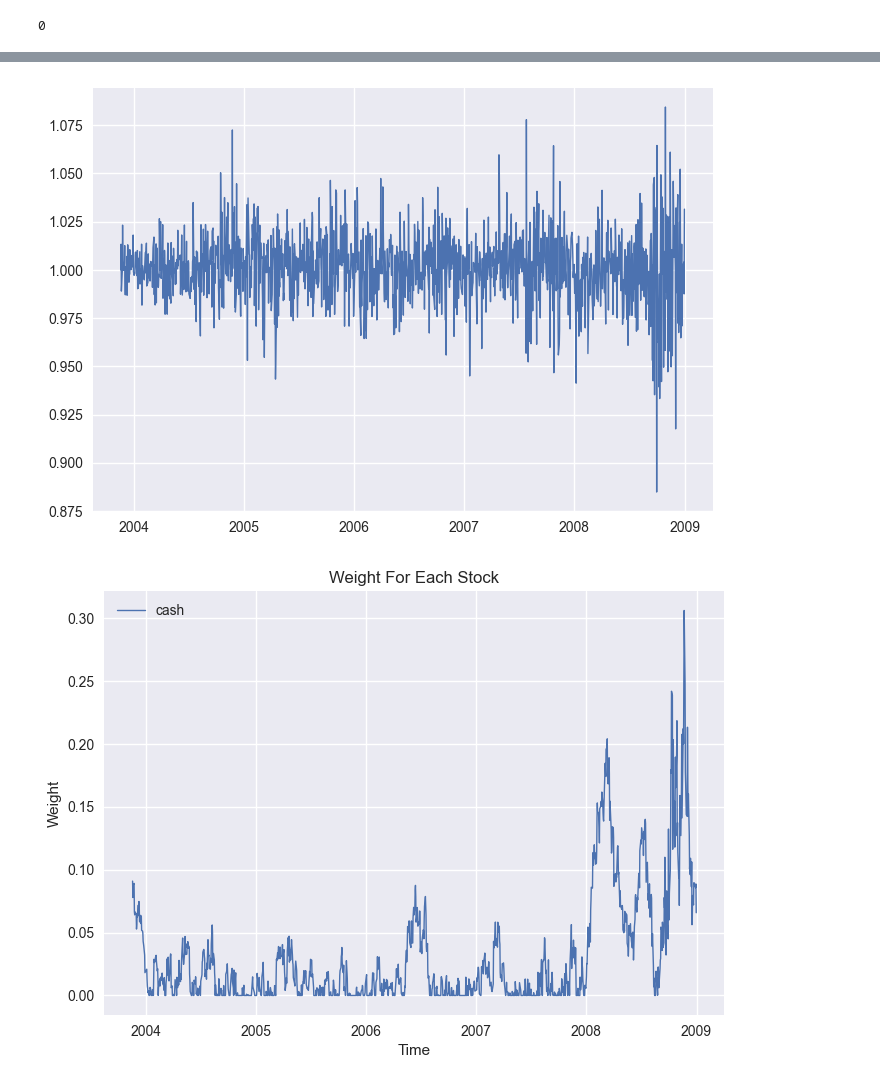
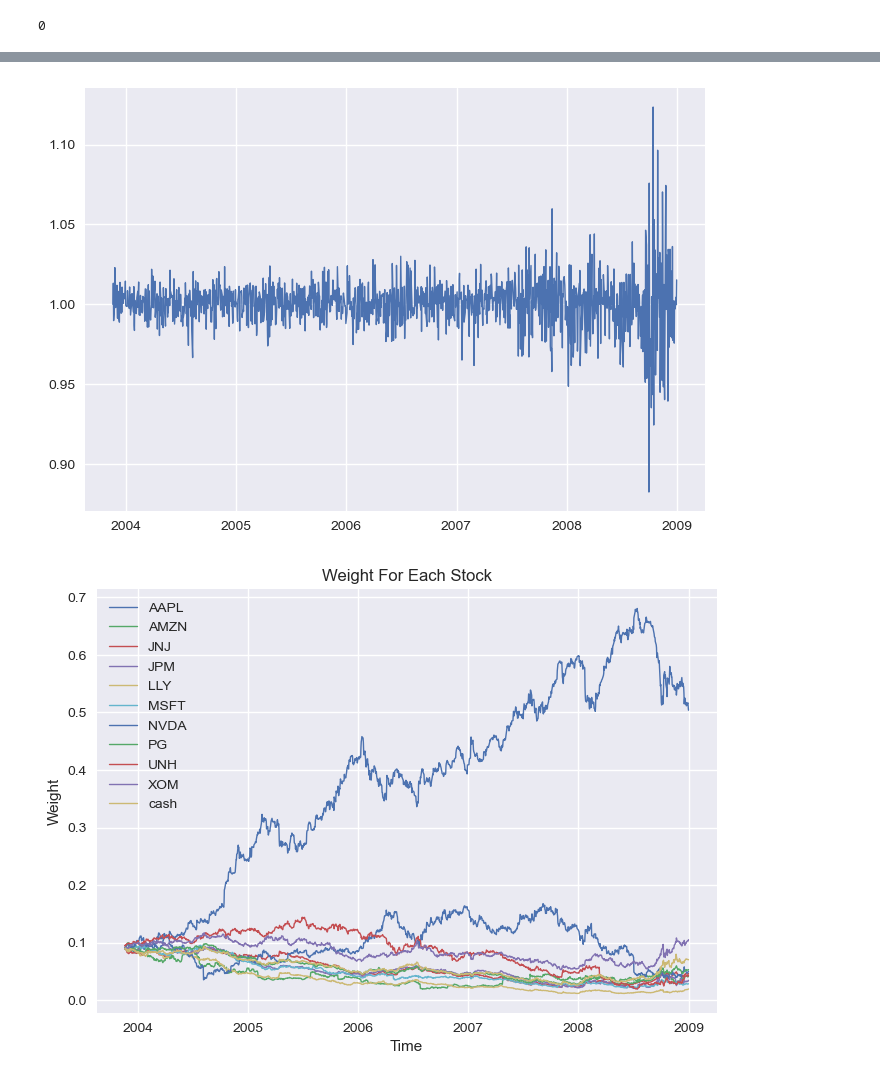
Before and after one commit to Terry-Xu-666/4530_projrct, a Jupyter notebook: OGD.ipynb, the cells around one changed output, grey strips where cells are left out. Cells and saved outputs as stored; diff of their text form; code cells hidden in the pictures.

```diff
--- a/OGD.ipynb
+++ b/OGD.ipynb
@@ -8,7 +8,7 @@ import seaborn as sns
 plt.style.use('seaborn')
 # %%
 df_ori = pd.read_csv('./data/close.csv', sep=',')
-df_ori['cash'] = 1
+# df_ori['cash'] = 1
 # df_ori = pd.read_csv('./data/close_390.csv', sep=',')
 df_ori.head()
 # %% [output]
@@ -42,7 +42,9 @@ plt.show()
 # %% [output]
 [figure]
 # %%
+
 df = df_ori.pct_change().iloc[1:,:]
+df['cash']=(1.1)**(1/252)-1
 df.head()
 # %% [output]
 |  | AAPL | AMZN | JNJ | JPM | LLY | MSFT | NVDA | PG | UNH | XOM | cash |
@@ -116,11 +153,12 @@ def OGD_algo(df, ETA):
     ret=[1]
     weight=[sum(cur_stg)]
 
-    for i in tqdm(range(len(df) - 1)):
+    for i in tqdm(range(len(df))):
         # return of today
-        commision_rate = sum(abs(cur_stg - last_stg)) * COMMISSION
-        cur_pfl = cur_pfl * (np.dot(cur_stg, 1 + df.iloc[i,:].values) - commision_rate)
-        ret.append(np.dot(cur_stg, 1 + df.iloc[i,:].values) - commision_rate)
+        commision_rate = np.sum(np.abs(cur_stg - last_stg)) * COMMISSION
+        cur_ret=np.dot(cur_stg, 1 + df.iloc[i,:].values)
+        cur_pfl = cur_pfl * (cur_ret - commision_rate)
+        ret.append(cur_ret)
         weight.append(np.sum(cur_stg))
 
         arr_pfl.append(cur_pfl)
@@ -134,5 +172,5 @@ def OGD_algo(df, ETA):
 
     return arr_pfl , arr_stg, ret, weight
 
-ETA = 1
-arr_pfl , arr_stg , ret, weight= OGD_algo(df, ETA)
+ETA = 0.2
+arr_pfl_OGD , arr_stg_OGD , ret_OGD, weight_OGD= OGD_algo(df, ETA)
@@ -149,20 +434,20 @@ plt.figure()
 plt.plot(df.index, ret, linewidth=1, label='OGD')
 plt.show()
 # %% [output]
-[figure, old version]
+[figure, new version]
 # %%
-arr_stg = pd.DataFrame(arr_stg, columns=df.columns)
+arr_stg = pd.DataFrame( arr_stg_EG[1:], columns=df.columns)
 
 plt.figure()
-# for stk in arr_stg.columns:
-#     plt.plot(df.index, arr_stg.loc[:,stk], linewidth=1, label=stk)
-#     plt.legend(loc='best')
+for stk in arr_stg.columns:
+    plt.plot(df.index, arr_stg.loc[:,stk], linewidth=1, label=stk)
+    plt.legend(loc='best')
 
-plt.plot(df.index, arr_stg.loc[:,'cash'], linewidth=1, label=stk)
+# plt.plot(df.index, arr_stg.loc[:,'cash'], linewidth=1, label=stk)
 plt.legend(loc='best')
 plt.xlabel('Time')
 plt.ylabel('Weight')
 plt.title('Weight For Each Stock')
 plt.show()
 # %% [output]
-[figure, old version]
+[figure, new version]
```
Also changed, not shown: parts of 16 cells of this notebook.
